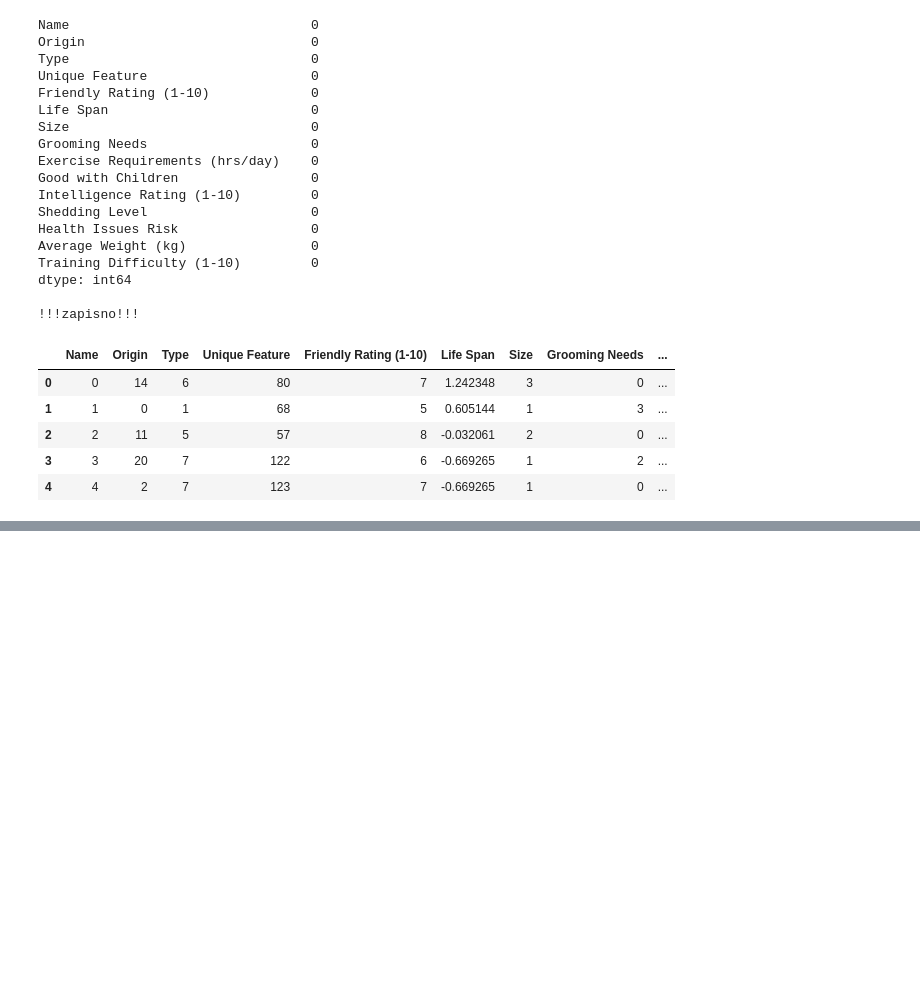
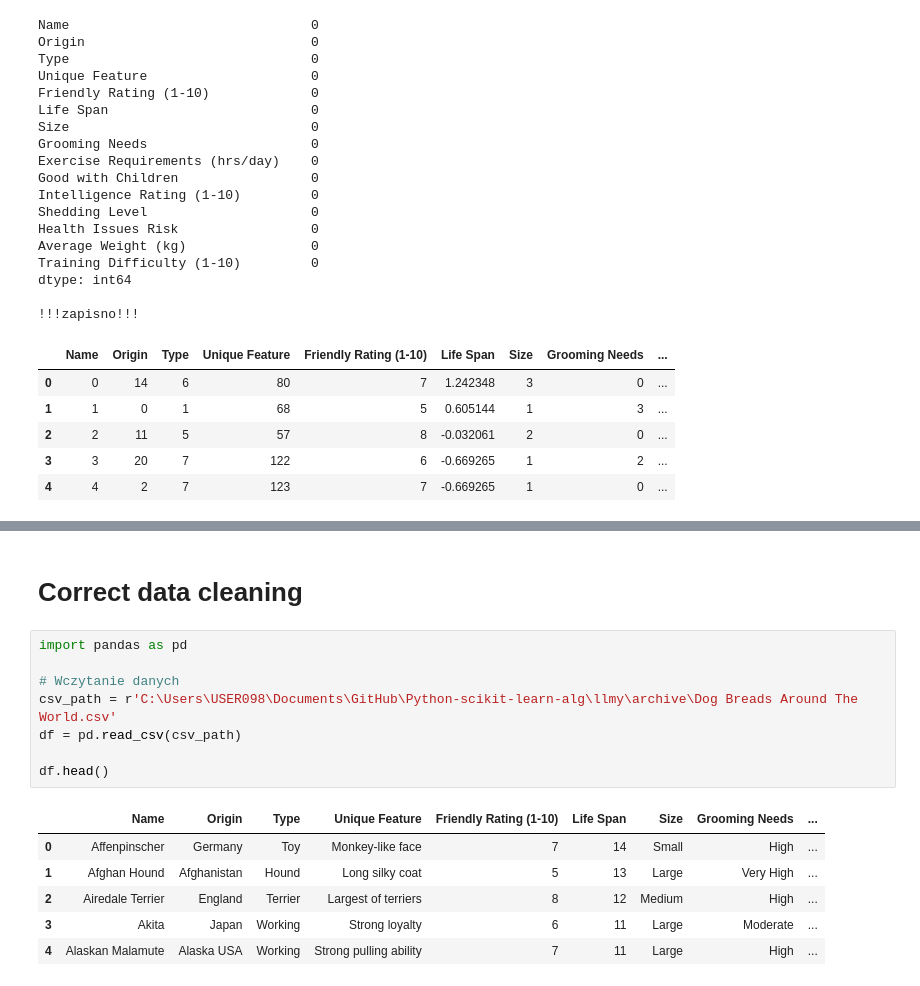
Before and after one commit to hgf700/Python-scikit-learn-alg, a Jupyter notebook: llmy/Untitled.ipynb, the cells around one changed output, grey strips where cells are left out. Saved outputs shown, nothing was run; the diff lists cells and outputs as text; blank space fills up the shorter version.

```diff
--- a/llmy/Untitled.ipynb
+++ b/llmy/Untitled.ipynb
@@ -2269,0 +2342,17 @@ dtype: int64
+# %% [markdown]
+# Correct data cleaning
+# %%
+import pandas as pd
+
+# Wczytanie danych
+csv_path = r'C:\Users\USER098\Documents\GitHub\Python-scikit-learn-alg\llmy\archive\Dog Breads Around The World.csv'
+df = pd.read_csv(csv_path)
+
+df.head()
+# %% [output]
+|  | Name | Origin | Type | Unique Feature | Friendly Rating (1-10) | Life Span | Size | Grooming Needs | ... |
+| 0 | Affenpinscher | Germany | Toy | Monkey-like face | 7 | 14 | Small | High | ... |
+| 1 | Afghan Hound | Afghanistan | Hound | Long silky coat | 5 | 13 | Large | Very High | ... |
+| 2 | Airedale Terrier | England | Terrier | Largest of terriers | 8 | 12 | Medium | High | ... |
+| 3 | Akita | Japan | Working | Strong loyalty | 6 | 11 | Large | Moderate | ... |
+| 4 | Alaskan Malamute | Alaska USA | Working | Strong pulling ability | 7 | 11 | Large | High | ... |
```
Also changed, not shown: parts of 6 cells of this notebook.
